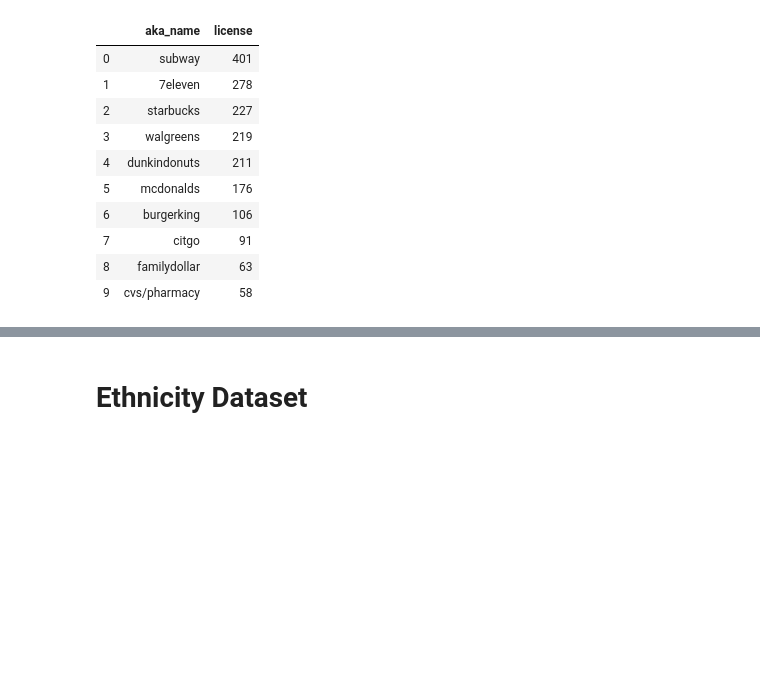
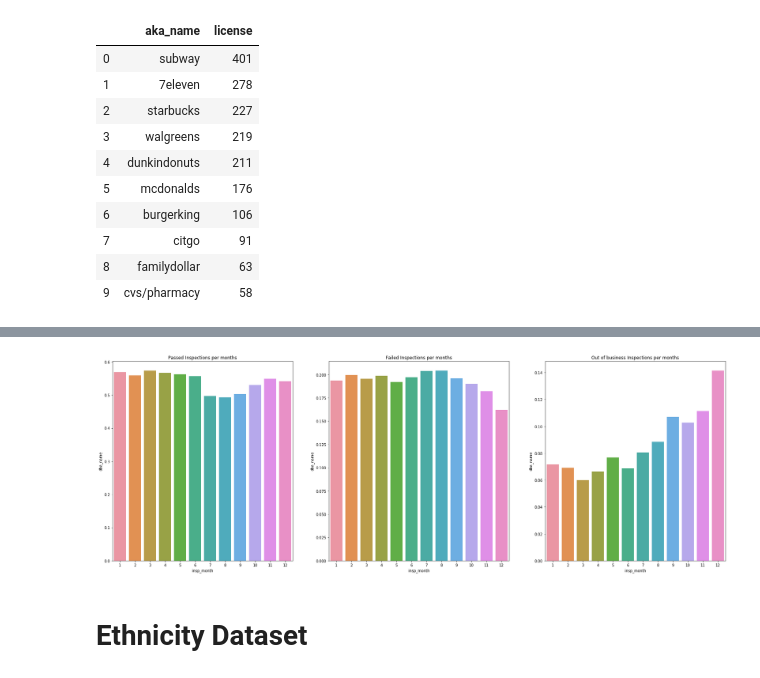
Before and after one commit to MNabegh/ADAknow, a Jupyter notebook: jade_mahmoud_merged.ipynb, the cells around one changed output, grey strips where cells are left out. Saved outputs shown, nothing was run; the diff lists cells and outputs as text; code cells hidden in the pictures; blank space fills up the shorter version.

```diff
--- a/jade_mahmoud_merged.ipynb
+++ b/jade_mahmoud_merged.ipynb
@@ -817,3 +840,26 @@ Provided that we know we have this data available, we will be able to answer que
+# %%
+plt.figure(figsize=(30, 10))
+plt.subplot(1, 3, 1)
+groups = chicago[chicago['results'] == "Pass"]
+groups = groups.groupby(['insp_month']).count()[['dba_name']].reset_index()
+groups['dba_name'] = groups['dba_name'] / normalising['normalising']
+ax = sns.barplot(x='insp_month', y="dba_name", data=groups)
+plt.title('Passed Inspections per months')
+plt.subplot(1, 3, 2)
+groups = chicago[chicago['results'] == "Fail"]
+groups = groups.groupby(['insp_month']).count()[['dba_name']].reset_index()
+groups['dba_name'] = groups['dba_name'] / normalising['normalising']
+ax = sns.barplot(x='insp_month', y="dba_name", data=groups)
+plt.title('Failed Inspections per months')
+plt.subplot(1, 3, 3)
+groups = chicago[chicago['results'] == "Out of Business"]
+groups = groups.groupby(['insp_month']).count()[['dba_name']].reset_index()
+groups['dba_name'] = groups['dba_name'] / normalising['normalising']
+ax = sns.barplot(x='insp_month', y="dba_name", data=groups)
+plt.title('Out of business Inspections per months')
+plt.show()
+# %% [output]
+[figure, added]
 # %% [markdown]
 # Ethnicity Dataset
 # %% [markdown]
```
Also changed, not shown: parts of 77 cells of this notebook.
